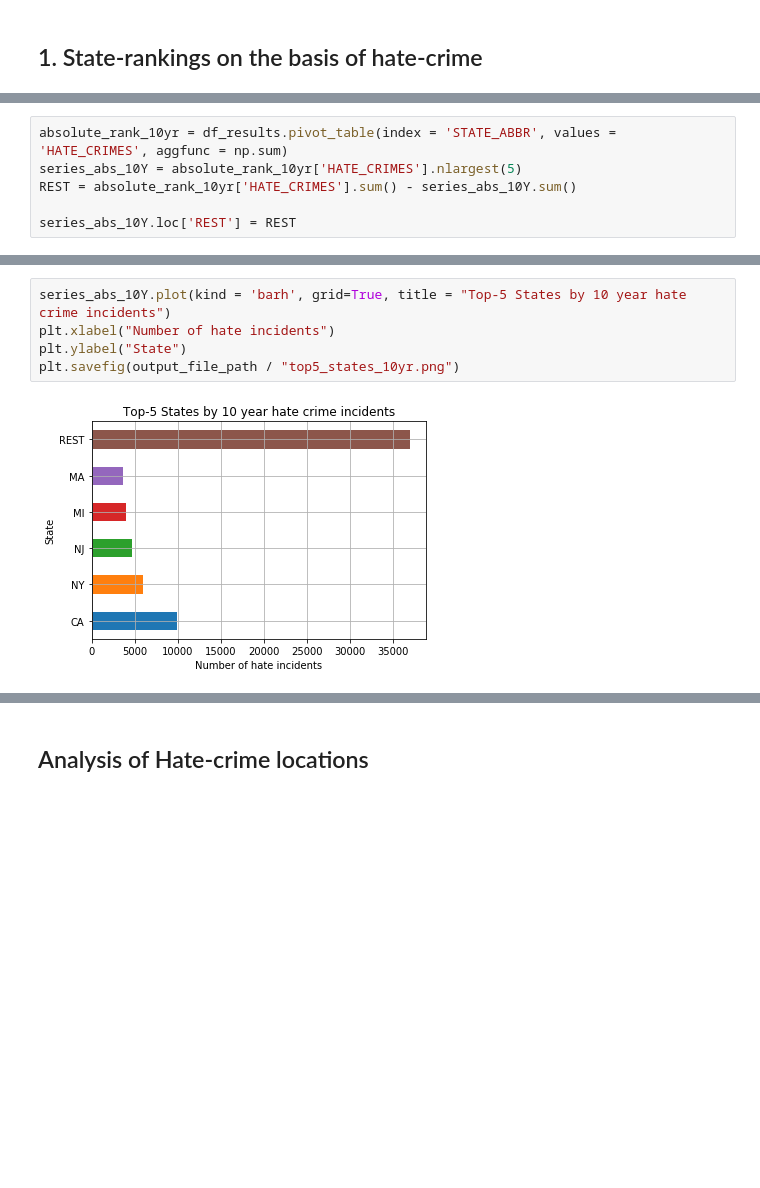
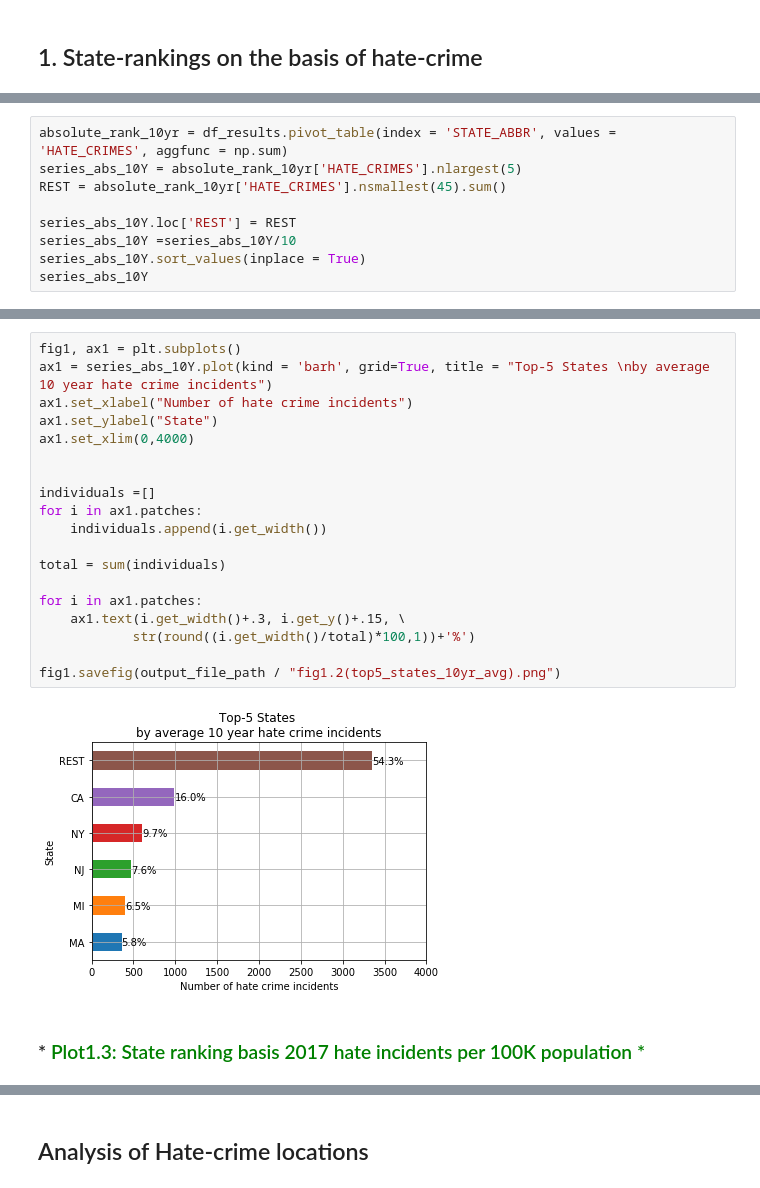
Before and after one commit to gupta-d/Is-hate-crime-on-rise, a Jupyter notebook: main/deepak/main/code/hate_crime_states_analysis.ipynb, the cells around one changed output, grey strips where cells are left out. Cells and saved outputs as stored; diff of their text form; blank space fills up the shorter version.

```diff
--- a/main/deepak/main/code/hate_crime_states_analysis.ipynb
+++ b/main/deepak/main/code/hate_crime_states_analysis.ipynb
@@ -767,6 +806,9 @@ df_results.to_csv(file_to_write, encoding='utf-8')
 # %%
 absolute_rank_10yr = df_results.pivot_table(index = 'STATE_ABBR', values = 'HATE_CRIMES', aggfunc = np.sum)
 series_abs_10Y = absolute_rank_10yr['HATE_CRIMES'].nlargest(5)
-REST = absolute_rank_10yr['HATE_CRIMES'].sum() - series_abs_10Y.sum()
+REST = absolute_rank_10yr['HATE_CRIMES'].nsmallest(45).sum()
 
 series_abs_10Y.loc['REST'] = REST
+series_abs_10Y =series_abs_10Y/10
+series_abs_10Y.sort_values(inplace = True)
+series_abs_10Y
@@ -773,7 +824,23 @@ series_abs_10Y.loc['REST'] = REST
-# %%
-series_abs_10Y.plot(kind = 'barh', grid=True, title = "Top-5 States by 10 year hate crime incidents")
-plt.xlabel("Number of hate incidents")
-plt.ylabel("State")
-plt.savefig(output_file_path / "top5_states_10yr.png")
-# %% [output]
-[figure, removed]
+# %%
+fig1, ax1 = plt.subplots()
+ax1 = series_abs_10Y.plot(kind = 'barh', grid=True, title = "Top-5 States \nby average 10 year hate crime incidents")
+ax1.set_xlabel("Number of hate crime incidents")
+ax1.set_ylabel("State")
+ax1.set_xlim(0,4000)
+
+
+individuals =[]
+for i in ax1.patches:
+    individuals.append(i.get_width())
+
+total = sum(individuals)
+
+for i in ax1.patches:
+    ax1.text(i.get_width()+.3, i.get_y()+.15, \
+            str(round((i.get_width()/total)*100,1))+'%')
+
+fig1.savefig(output_file_path / "fig1.2(top5_states_10yr_avg).png")
+# %% [output]
+[figure, added]
+# %% [markdown]
+### *<font color=green> Plot1.3: State ranking basis  2017 hate incidents per 100K population *</font>
```
Also changed, not shown: parts of 43 cells of this notebook, 21 other files.
